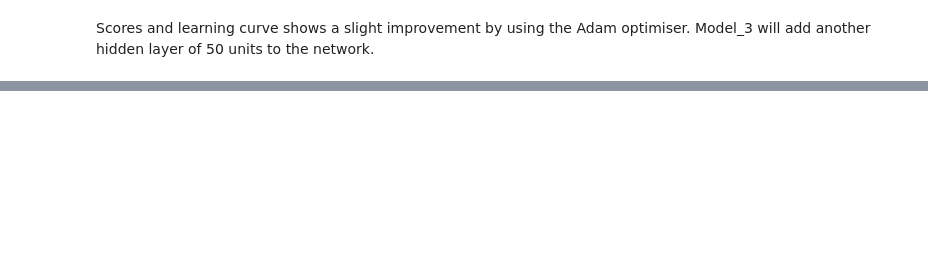
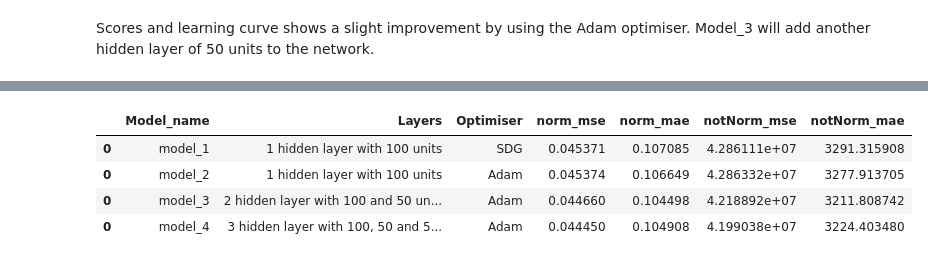
Before and after one commit to georgeharris96/TensorflowDevCourse, a Jupyter notebook: MiniProjects/MedicalInsuranceMiniProject.ipynb, the cells around one changed output, grey strips where cells are left out. Drawn from its saved outputs; the diff is of its cells as text; code cells hidden in the pictures; blank space fills up the shorter version.

```diff
--- a/MiniProjects/MedicalInsuranceMiniProject.ipynb
+++ b/MiniProjects/MedicalInsuranceMiniProject.ipynb
@@ -522,0 +564,41 @@ plt.show()
+# %%
+# Create predictions for evaluation
+y_pred = model_4.predict(test.drop(columns=['charges']))
+
+# Calculate evaluation metrics
+norm_mse = mean_squared_error(test.charges, y_pred)
+norm_mae = mean_absolute_error(test.charges, y_pred)
+notNorm_mse = mean_squared_error(
+    chargesScaler.inverse_transform(test['charges'].to_numpy().reshape(-1, 1)),
+    chargesScaler.inverse_transform(y_pred)
+)
+notNorm_mae = mean_absolute_error(
+    chargesScaler.inverse_transform(test['charges'].to_numpy().reshape(-1, 1)),
+    chargesScaler.inverse_transform(y_pred)
+)
+
+print('----- Normalised output values -----')
+print(norm_mse)
+print(norm_mae)
+print('----- Not normal output values -----')
+print(notNorm_mse)
+print(notNorm_mae)
+
+# Put metrics into a dataframe
+metrics = pd.concat([
+    metrics,
+    pd.DataFrame({
+        'Model_name': ['model_4'],
+        'Layers': ['3 hidden layer with 100, 50 and 50 units respectively'],
+        'Optimiser': ['Adam'],
+        'norm_mse': [norm_mse],
+        'norm_mae': [norm_mae],
+        'notNorm_mse': [notNorm_mse],
+        'notNorm_mae': [notNorm_mae]
+    })
+])
+
+# Plot ground truth against predictions
+plt.figure(figsize=(10,7))
+plt.scatter(test.charges, y_pred)
+plt.plot([-1, 1], [-1, 1], '--', c='red')
@@ -522,0 +623,8 @@ plt.show()
+# %%
+metrics
+# %% [output]
+|  | Model_name | Layers | Optimiser | norm_mse | norm_mae | notNorm_mse | notNorm_mae |
+| 0 | model_1 | 1 hidden layer with 100 units | SDG | 0.045371 | 0.107085 | 4.286111e+07 | 3291.315908 |
+| 0 | model_2 | 1 hidden layer with 100 units | Adam | 0.045374 | 0.106649 | 4.286332e+07 | 3277.913705 |
+| 0 | model_3 | 2 hidden layer with 100 and 50 un... | Adam | 0.044660 | 0.104498 | 4.218892e+07 | 3211.808742 |
+| 0 | model_4 | 3 hidden layer with 100, 50 and 5... | Adam | 0.044450 | 0.104908 | 4.199038e+07 | 3224.403480 |
```
Also changed, not shown: parts of 14 cells of this notebook.
